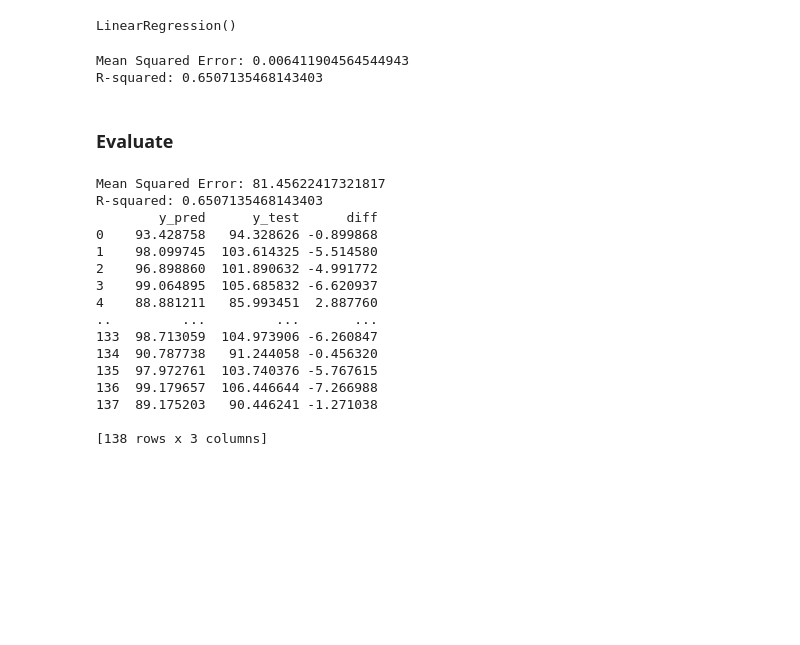
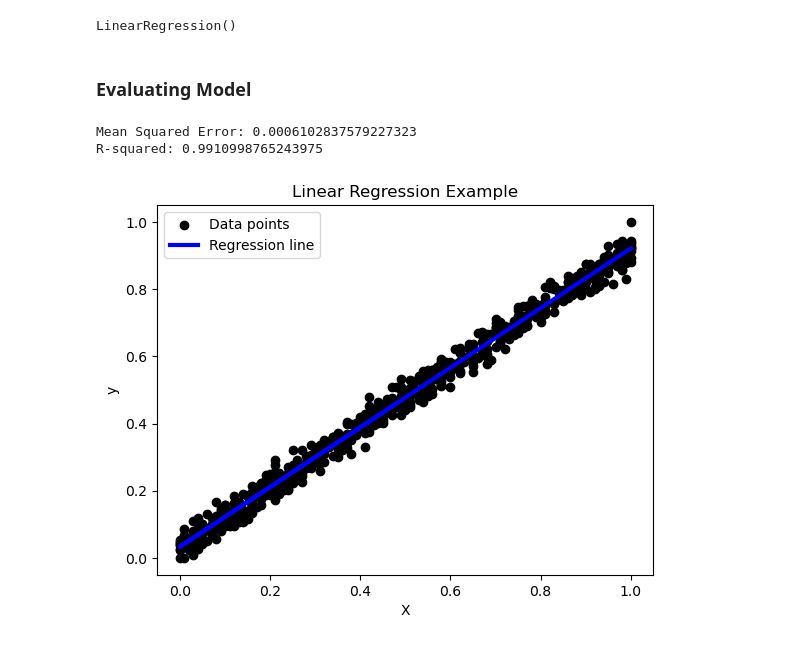
Before and after one commit to FaizanHassan123/Learning-MachineLearning, a Jupyter notebook: andonians-random-linear-regression/train.ipynb, the cells around one changed output. Drawn from its saved outputs; the diff is of its cells as text; code cells hidden in the pictures; blank space fills up the shorter version.

Commit message:
linear regression with scikit learn

```diff
--- a/andonians-random-linear-regression/train.ipynb
+++ b/andonians-random-linear-regression/train.ipynb
@@ -111,58 +163,30 @@ model = LinearRegression()
 model.fit(X_train, y_train)
 # %% [output]
 LinearRegression()
-# %%
-#### TODO: Test everyting below
-
-
-# Predict the target variable (y) using the test set
-y_pred = model.predict(X_test)
-
-# Evaluate the model
-mse = mean_squared_error(y_test, y_pred)
-r2 = r2_score(y_test, y_pred)
-
-print("Mean Squared Error:", mse)
-print("R-squared:", r2)
-# %% [output]
-Mean Squared Error: 0.006411904564544943
-R-squared: 0.6507135468143403
 # %% [markdown]
-### Evaluate
+### Evaluating Model
-# %%
-def evaluate():
-    # global y_test
-    y_pred = model.predict(X_test)
-    y_test_local = y_test.to_numpy()
-
-    # reverse min-max sclaing
-    y_pred = reverse_min_max_scaling(y_pred, orig_data.y.min(), orig_data.y.max())
-    y_test_local = reverse_min_max_scaling(y_test_local, orig_data.y.min(), orig_data.y.max())
-
-    df = pd.DataFrame({ 'y_pred': y_pred, 'y_test': y_test_local, 'diff': y_pred - y_test_local  })
-
-    mse = mean_squared_error(y_test_local, y_pred)
-    r2 = r2_score(y_test_local, y_pred)
-
-    print("Mean Squared Error:", mse)
-    print("R-squared:", r2)
-    print(df)
-
-evaluate()
-# %% [output]
-Mean Squared Error: 81.45622417321817
-R-squared: 0.6507135468143403
-        y_pred      y_test      diff
-0    93.428758   94.328626 -0.899868
-1    98.099745  103.614325 -5.514580
-2    96.898860  101.890632 -4.991772
-3    99.064895  105.685832 -6.620937
-4    88.881211   85.993451  2.887760
-..         ...         ...       ...
-133  98.713059  104.973906 -6.260847
-134  90.787738   91.244058 -0.456320
-135  97.972761  103.740376 -5.767615
-136  99.179657  106.446644 -7.266988
-137  89.175203   90.446241 -1.271038
-
-[138 rows x 3 columns]
+# %%
+# Predict the target variable (y) using the test set
+y_pred = model.predict(X_test)
+
+# Evaluate the model
+mse = mean_squared_error(y_test, y_pred)
+r2 = r2_score(y_test, y_pred)
+
+print("Mean Squared Error:", mse)
+print("R-squared:", r2)
+# %% [output]
+Mean Squared Error: 0.0006102837579227323
+R-squared: 0.9910998765243975
+# %%
+# Plot model
+plt.scatter(data.x, data.y, color='black', label='Data points')
+plt.plot(X_test, y_pred, color='blue', linewidth=3, label='Regression line')
+
+plt.xlabel('X')
+plt.ylabel('y')
+plt.title('Linear Regression Example')
+plt.legend()
+plt.show()
+# %% [output]
+[figure, added]
```
Also changed, not shown: parts of 7 cells of this notebook.
